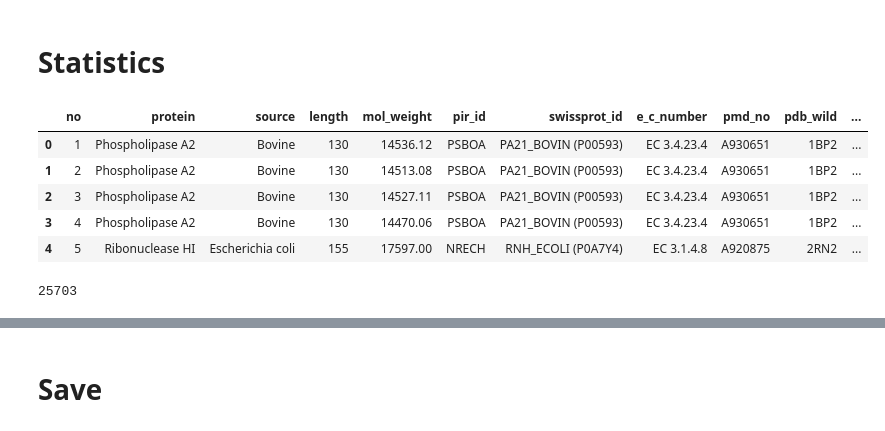
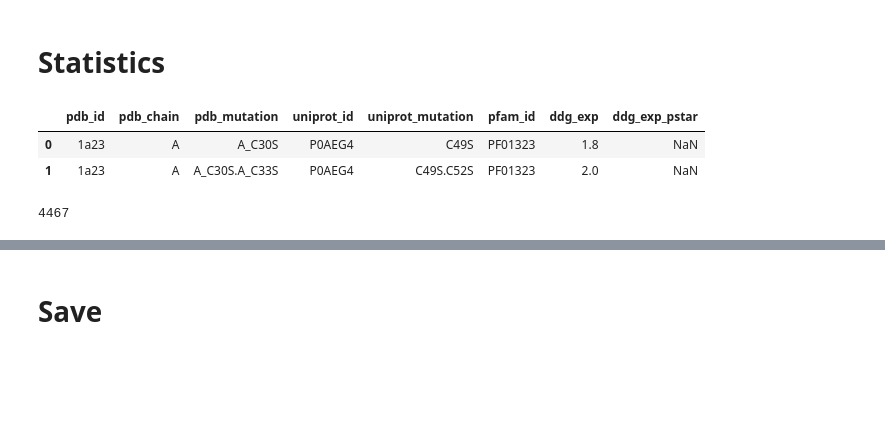
Before and after one commit to ostrokach/protein_folding_energy, a Jupyter notebook: notebooks/protherm.ipynb, the cells around one changed output, grey strips where cells are left out. Cells and saved outputs as stored; diff of their text form; code cells hidden in the pictures; blank space fills up the shorter version.

```diff
--- a/notebooks/protherm.ipynb
+++ b/notebooks/protherm.ipynb
@@ -336,0 +668,8 @@ print(missing_columns)
+# %%
+bad_rows = (
+    df[
+        ((df['ddg_exp'] == -df['ddg_exp_pstar']) &
+         (df['ddg_exp'].abs() > 0.05)) |
+        ((df['ddg_exp'] - df['ddg_exp_pstar']).abs() > 1.0)
+    ].index
+)
@@ -336,0 +680,2 @@ print(missing_columns)
+# %%
+df = df.drop(bad_rows)
@@ -337,13 +687,14 @@ print(missing_columns)
+# %%
+df_bak6 = df.copy()
 # %% [markdown]
 # Statistics
+# %%
+df = df_bak6.copy()
 # %%
-display(df.head())
+display(df.head(2))
 print(df.shape[0])
 # %% [output]
-|  | no | protein | source | length | mol_weight | pir_id | swissprot_id | e_c_number | pmd_no | pdb_wild | ... |
-| 0 | 1 | Phospholipase A2 | Bovine | 130 | 14536.12 | PSBOA | PA21_BOVIN (P00593) | EC 3.4.23.4 | A930651 | 1BP2 | ... |
-| 1 | 2 | Phospholipase A2 | Bovine | 130 | 14513.08 | PSBOA | PA21_BOVIN (P00593) | EC 3.4.23.4 | A930651 | 1BP2 | ... |
-| 2 | 3 | Phospholipase A2 | Bovine | 130 | 14527.11 | PSBOA | PA21_BOVIN (P00593) | EC 3.4.23.4 | A930651 | 1BP2 | ... |
-| 3 | 4 | Phospholipase A2 | Bovine | 130 | 14470.06 | PSBOA | PA21_BOVIN (P00593) | EC 3.4.23.4 | A930651 | 1BP2 | ... |
-| 4 | 5 | Ribonuclease HI | Escherichia coli | 155 | 17597.00 | NRECH | RNH_ECOLI (P0A7Y4) | EC 3.1.4.8 | A920875 | 2RN2 | ... |
+|  | pdb_id | pdb_chain | pdb_mutation | uniprot_id | uniprot_mutation | pfam_id | ddg_exp | ddg_exp_pstar |
+| 0 | 1a23 | A | A_C30S | P0AEG4 | C49S | PF01323 | 1.8 | NaN |
+| 1 | 1a23 | A | A_C30S.A_C33S | P0AEG4 | C49S.C52S | PF01323 | 2.0 | NaN |
-25703
+4467
```
Also changed, not shown: parts of 67 cells of this notebook, 19 other files.
